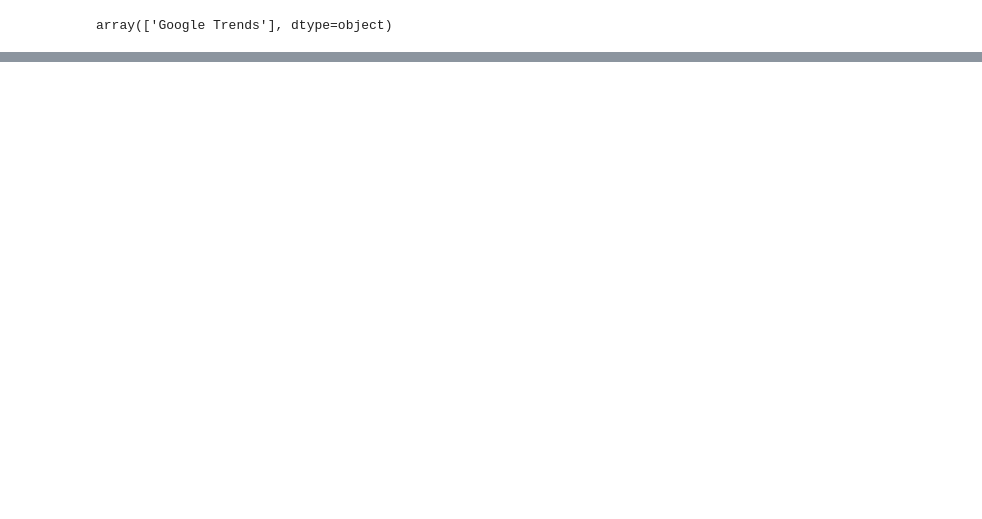
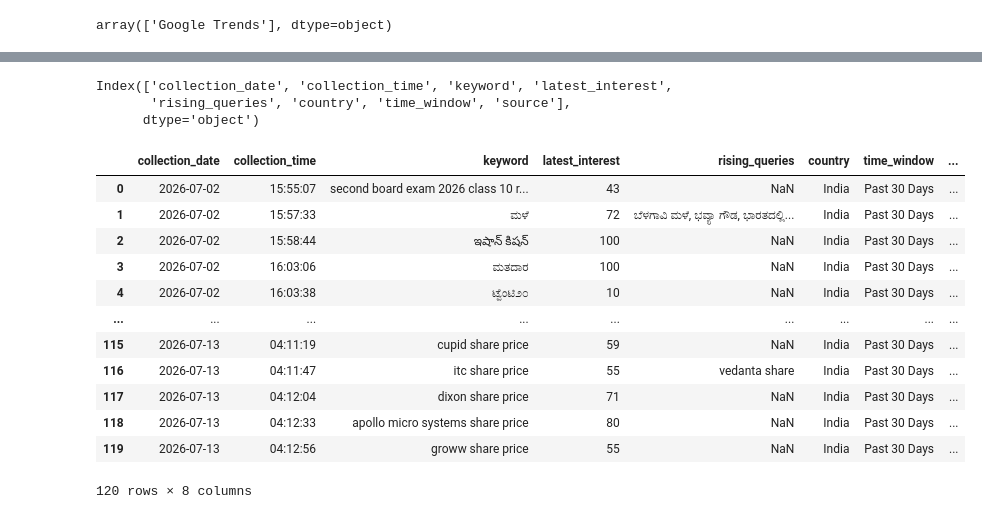
Before and after one commit to ank17a-5/India-Trend-Radar, a Jupyter notebook: notebooks/google_trends_cleaning.ipynb, the cells around one changed output, grey strips where cells are left out. Cells and saved outputs as stored; diff of their text form; code cells hidden in the pictures; blank space fills up the shorter version.

```diff
--- a/notebooks/google_trends_cleaning.ipynb
+++ b/notebooks/google_trends_cleaning.ipynb
@@ -164,3 +198,0 @@ df.head()
-# %%
-df.columns = (df.columns.str.strip().str.lower().str.replace(" ","_"))
-df.columns
@@ -170,0 +204,9 @@ Index(['collection_date', 'collection_time', 'keyword', 'latest_interest',
+# %%
+df["collection_date"] = pd.to_datetime(df["collection_date"])
+
+df["collection_time"] = pd.to_datetime(
+    df["collection_time"],
+    format="%H:%M:%S"
+).dt.time
+
+df.info()
@@ -170,0 +229,28 @@ Index(['collection_date', 'collection_time', 'keyword', 'latest_interest',
+# %%
+df.columns
+# %% [output]
+Index(['collection_date', 'collection_time', 'keyword', 'latest_interest',
+       'rising_queries', 'country', 'time_window', 'source'],
+      dtype='object')
+# %%
+text_columns = [ 'keyword','country', 'time_window', 'source']
+
+for col in text_columns:
+    df[col] = (df[col].astype("string").str.strip().str.replace(r"\s+"," ",regex=True))
+# %%
+df = df.drop_duplicates()
+df
+# %% [output]
+|  | collection_date | collection_time | keyword | latest_interest | rising_queries | country | time_window | ... |
+| 0 | 2026-07-02 | 15:55:07 | second board exam 2026 class 10 r... | 43 | NaN | India | Past 30 Days | ... |
+| 1 | 2026-07-02 | 15:57:33 | ಮಳೆ | 72 | ಬೆಳಗಾವಿ ಮಳೆ, ಭವ್ಯಾ ಗೌಡ, ಭಾರತದಲ್ಲಿ... | India | Past 30 Days | ... |
+| 2 | 2026-07-02 | 15:58:44 | ఇషాన్ కిషన్ | 100 | NaN | India | Past 30 Days | ... |
+| 3 | 2026-07-02 | 16:03:06 | ಮತದಾರ | 100 | NaN | India | Past 30 Days | ... |
+| 4 | 2026-07-02 | 16:03:38 | ಟ್ವೆಂಟಿ೨೦ | 10 | NaN | India | Past 30 Days | ... |
+| ... | ... | ... | ... | ... | ... | ... | ... | ... |
+| 115 | 2026-07-13 | 04:11:19 | cupid share price | 59 | NaN | India | Past 30 Days | ... |
+| 116 | 2026-07-13 | 04:11:47 | itc share price | 55 | vedanta share | India | Past 30 Days | ... |
+| 117 | 2026-07-13 | 04:12:04 | dixon share price | 71 | NaN | India | Past 30 Days | ... |
+| 118 | 2026-07-13 | 04:12:33 | apollo micro systems share price | 80 | NaN | India | Past 30 Days | ... |
+| 119 | 2026-07-13 | 04:12:56 | groww share price | 55 | NaN | India | Past 30 Days | ... |
+120 rows × 8 columns
```
Also changed, not shown: parts of 49 cells of this notebook.
